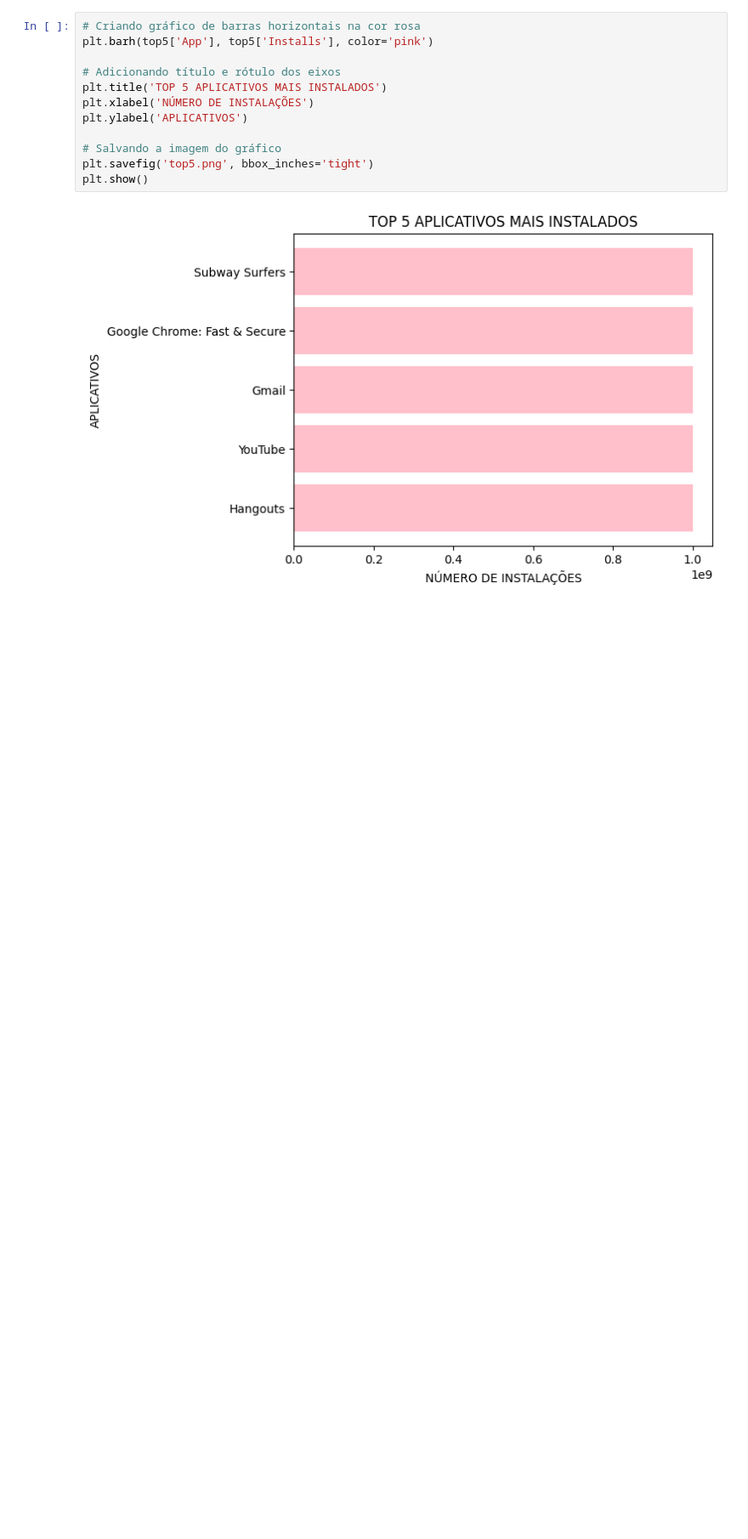
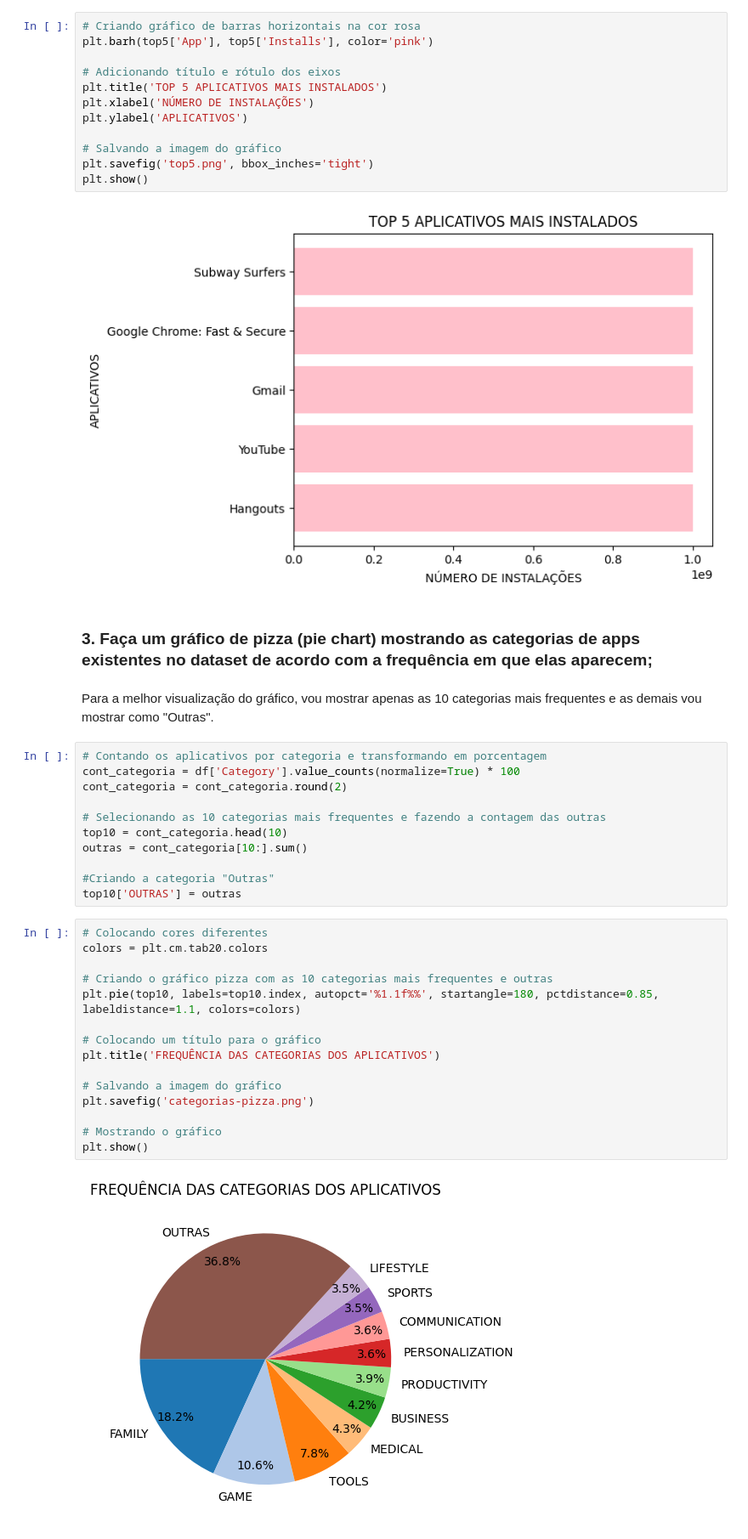
Before and after one commit to aline-hoffmann/scholarship-compass, a Jupyter notebook: Sprint_2/Desafio/desafio.ipynb, the cells around one changed output. Shown at 85% size. Cells and saved outputs as stored; diff of their text form; blank space fills up the shorter version.

```diff
--- a/Sprint_2/Desafio/desafio.ipynb
+++ b/Sprint_2/Desafio/desafio.ipynb
@@ -123,3 +116,35 @@ plt.savefig('top5.png', bbox_inches='tight')
 plt.show()
 # %% [output]
 [figure]
+# %% [markdown]
+### 3. Faça um gráfico de pizza (pie chart) mostrando as categorias de apps existentes no dataset de acordo com a frequência em que elas aparecem;
+# %% [markdown]
+Para a melhor visualização do gráfico, vou mostrar apenas as 10 categorias mais frequentes e as demais vou mostrar como "Outras".
+# %%
+# Contando os aplicativos por categoria e transformando em porcentagem
+cont_categoria = df['Category'].value_counts(normalize=True) * 100
+cont_categoria = cont_categoria.round(2)
+
+# Selecionando as 10 categorias mais frequentes e fazendo a contagem das outras
+top10 = cont_categoria.head(10)
+outras = cont_categoria[10:].sum()
+
+#Criando a categoria "Outras"
+top10['OUTRAS'] = outras
+# %%
+# Colocando cores diferentes
+colors = plt.cm.tab20.colors
+
+# Criando o gráfico pizza com as 10 categorias mais frequentes e outras
+plt.pie(top10, labels=top10.index, autopct='%1.1f%%', startangle=180, pctdistance=0.85, labeldistance=1.1, colors=colors)
+
+# Colocando um título para o gráfico
+plt.title('FREQUÊNCIA DAS CATEGORIAS DOS APLICATIVOS')
+
+# Salvando a imagem do gráfico
+plt.savefig('categorias-pizza.png')
+
+# Mostrando o gráfico
+plt.show()
+# %% [output]
+[figure, added]
```
Also changed, not shown: parts of 8 cells of this notebook, 1 other file.
